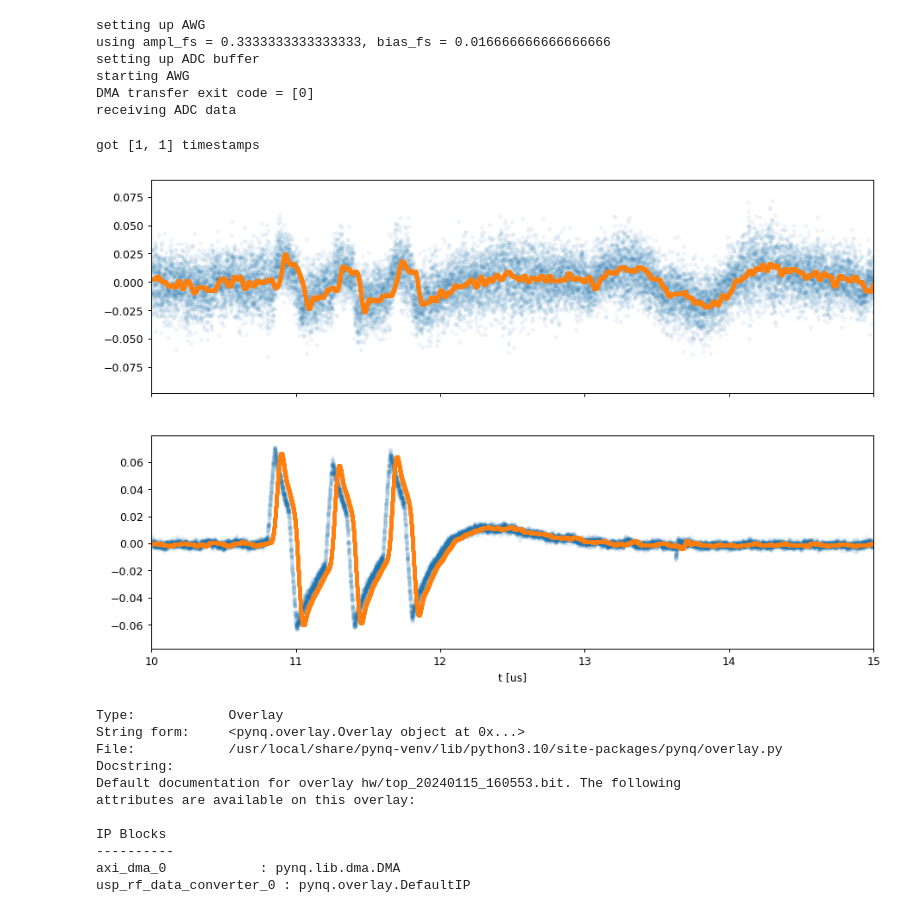
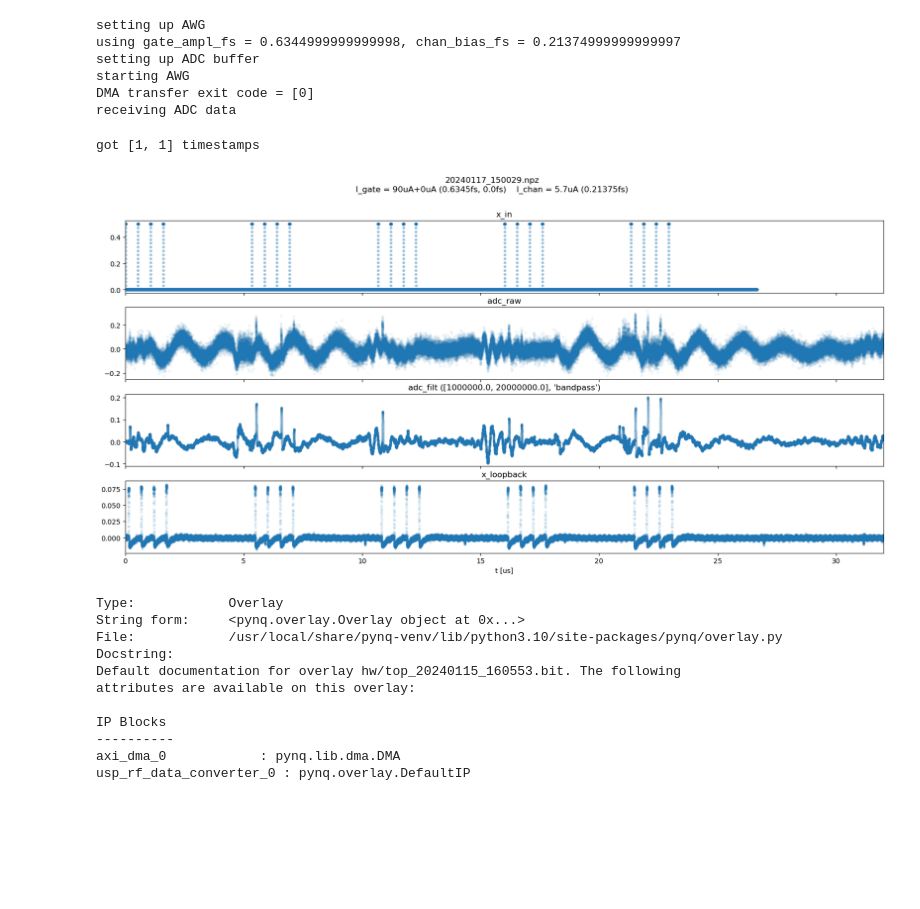
Before and after one commit to qnngroup/rfsoc_daq, a Jupyter notebook: pynq/rfsoc_daq.ipynb, the cells around one changed output. Cells and saved outputs as stored; diff of their text form; code cells hidden in the pictures; blank space fills up the shorter version.

Commit message:
script for measurements 01/15-01/17

```diff
--- a/pynq/rfsoc_daq.ipynb
+++ b/pynq/rfsoc_daq.ipynb
@@ -347,5 +314,22 @@ receiving ADC data
 # %%
 # awg test
+verbose = False
+active_channels = 2
+##########################################
+# calibration
+##########################################
+dac_bias_correction = np.array([0.018, -0.0094, 0, 0, 0, 0, 0, 0]) # needs to be rerun every time the board is power cycled
+dac_scale_per_mV = np.array([0.0141, 0.0075])
+
+# set input parameters
+gate_ampl_uA = 90
+gate_bias_uA = 0
+chan_bias_uA = 5.7
+gate_ampl_fs = gate_ampl_uA*1e-6*50/0.1*1e3*dac_scale_per_mV[0] # 1e-6 for uA, 50 for load, 0.1 for -20dB attn, 1e3 for mV
+#chan_bias_fs = chan_bias_uA*1e-6/2*1e3*1e3*dac_scale_per_mV[1] # 1e-6 for uA, /2 for 50-ohm cal measurement, 1e3 for 1k resistor, 1e3 for mV
+chan_bias_fs = chan_bias_uA*1e-6/2*1e3*10e3*dac_scale_per_mV[1] # 1e-6 for uA, /2 for 50-ohm cal measurement, 10e3 for 10k resistor, 1e3 for mV
+gate_bias_fs = gate_bias_uA*1e-6*50/2/0.1*1e3*dac_scale_per_mV[0] # divide by 2? (probably issue with prescaler_offset module)
+
 ##########################################
 # setup AWG
 ##########################################
@@ -354,25 +338,34 @@ stop_awg() # stop the AWG to make sure we return to DMA_IDLE state
 # first set the trigger to output a 1 only at the beginning of a burst, only on channel 0
 set_awg_triggers([1] + [0]*7)
 # now set burst lengths
-set_awg_burst_length([5]*8) # if burst_length = 0, run for 2^64 - 1 cycles, basically forever
+num_bursts = 0
+set_awg_burst_length([num_bursts]*8) # if burst_length = 0, run for 2^64 - 1 cycles, basically forever
+
+### generate waveform to send ###
 # set dac scale and set mux to use AWG
-ampl_uA = 40
-bias_uA = 4
-pulse_width_ns = 100
-pulse_slew_ns = 50
+pulse_width_ns = 1000#20
+pulse_slew_ns = 5#3
+pulse_period_ns = 2000#530
+num_pulses = 1
 ns_to_samp = lambda ns: int(ns*1e-9*dac_fsamp)
-ampl_fs = ampl_uA*1e-6*50/60e-3/0.1
-bias_fs = bias_uA*1e-6*1e3/240e-3
-print(f'using ampl_fs = {ampl_fs}, bias_fs = {bias_fs}')
-set_dac_scale_offset([ampl_fs] + [0] + [0.1]*6, [0.0165] + [-0.006 + bias_fs] + [0]*6)
+#####  SET OUTPUT AMPLITUDES ####
+print(f'using gate_ampl_fs = {gate_ampl_fs}, chan_bias_fs = {chan_bias_fs}')
+bias = np.zeros(8)
+bias[1] = chan_bias_fs
+bias[0] = gate_bias_fs
+ampl = np.ones(8) * 0.1
+ampl[1] = 0
+ampl[0] = gate_ampl_fs
+set_dac_scale_offset(ampl, bias + dac_bias_correction)
+time.sleep(0.001)
 # set mux to select AWGs
 source_select_all_awg()
 # generate waveform
-num_pulses = 3
 for i in range(num_channels):
     #pulse_samples = 128*(i+1)
     pulse_width_samples = ns_to_samp(pulse_width_ns)
     pulse_slew_samples = ns_to_samp(pulse_slew_ns)
+    pulse_period_samples = ns_to_samp(pulse_period_ns)
     start = i*awg_frame_depth*parallel_samples
     end = (i+1)*awg_frame_depth*parallel_samples
     # clear buffer
@@ -384,8 +377,8 @@ for i in range(num_channels):
         awg_buffer[start+pulse_slew_samples:start+pulse_slew_samples+pulse_width_samples] = 2**15 - 1
         # falling edge
         awg_buffer[start+pulse_slew_samples+pulse_width_samples:start+pulse_width_samples+2*pulse_slew_samples] = np.linspace(2**15 - 1, 0, pulse_slew_samples)
-        start += (pulse_width_samples+2*pulse_slew_samples)*2
-        end += (pulse_width_samples+2*pulse_slew_samples)*2
+        start += pulse_period_samples
+        end += pulse_period_samples
 ##########################################
 # setup ADC buffer
 ##########################################
@@ -393,10 +386,11 @@ print(f'setting up ADC buffer')
 # set trigger manager configuration:
 set_trigger_manager_config('or', 0x1) # OR all channel triggers after applying mask 0x1
 sink_select_all_adcs()
-set_vga_atten_dB([0]+[32]*7)
+#####  SET VGA GAIN/ATTENUATION ####
+set_vga_atten_dB([10]+[32]*7)
 set_sample_discriminator_config([2**15]*8, [2**15]*8) # save everything
 #set_sample_discriminator_config([0x0400]*8, [0x1000]*8) # save only large values
-set_buffer_num_active_channels(2)
+set_buffer_num_active_channels(active_channels)
 ##########################################
 # set frame depth and do DMA
 ##########################################
@@ -411,10 +405,15 @@ print(f'DMA transfer exit code = {ol.awg_dma_error.fifo.get_rx_fifo_pkt()}')
 ##########################################
 print(f'receiving ADC data')
 receive_adc_data(False)
+# reset the DC bias to retrap the nTron
+#time.sleep(0.5)
+#set_dac_scale_offset([0]*8, dac_bias_correction)
+#savefile = datetime.now().strftime("%Y%m%d_%H%M%S")
+#np.savez_compressed(f'data/{savefile}', dma_data=adc_buffer, num_active_channels=active_channels, gate_ampl_fs=gate_ampl_fs, chan_bias_fs=chan_bias_fs, gate_bias_fs=gate_bias_fs)
 #
 # %% [output]
 setting up AWG
-using ampl_fs = 0.3333333333333333, bias_fs = 0.016666666666666666
+using gate_ampl_fs = 0.6344999999999998, chan_bias_fs = 0.21374999999999997
 setting up ADC buffer
 starting AWG
 DMA transfer exit code = [0]
@@ -425,6 +424,6 @@ print(f'got {num_timestamps} timestamps')
 # %% [output]
 got [1, 1] timestamps
 # %%
-raw_plot(2,10,15)
+plot_pulses(2,num_bursts,0,32,([1e6, 20e6], 'bandpass'),True,True,False)
 # %% [output]
-[figure, old version]
+[figure, new version]
```
Also changed, not shown: parts of 8 cells of this notebook.
